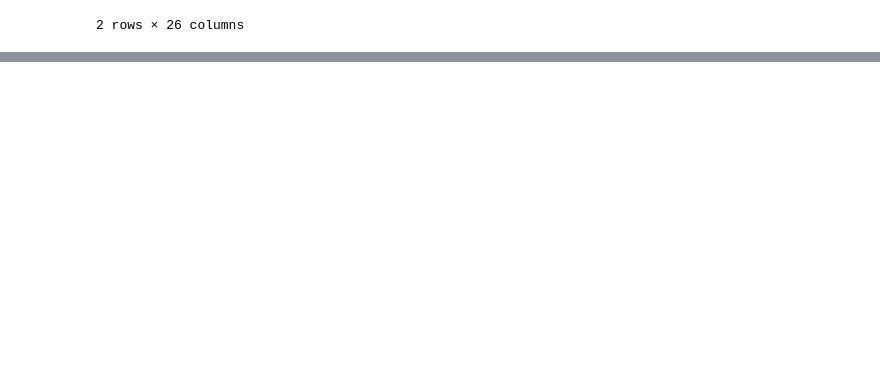
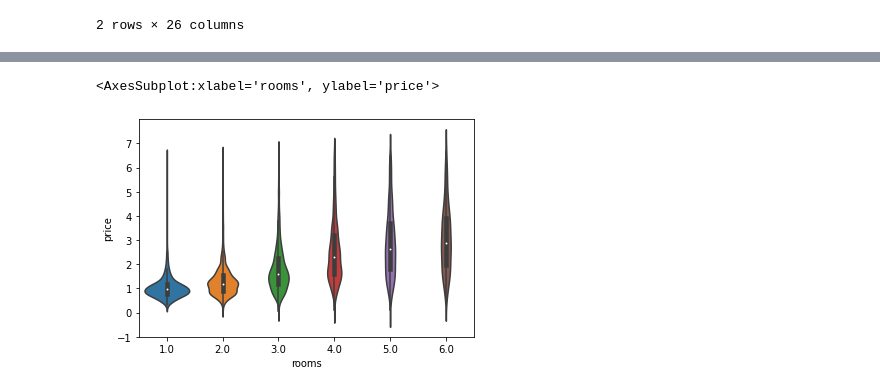
Before and after one commit to Properati-Analysis/TP2, a Jupyter notebook: NewTP1.ipynb, the cells around one changed output, grey strips where cells are left out. Cells and saved outputs as stored; diff of their text form; code cells hidden in the pictures; blank space fills up the shorter version.

```diff
--- a/NewTP1.ipynb
+++ b/NewTP1.ipynb
@@ -72,0 +103,2 @@ df.shape
+# %%
+surface_covered_in_m2_ol = df["surface_covered_in_m2"].quantile(0.8) + (1.5 * (df["surface_covered_in_m2"].quantile(0.75) - df["surface_covered_in_m2"].quantile(0.25)))
@@ -72,0 +109,4 @@ df.shape
+# %%
+df = df[df["surface_covered_in_m2"] < surface_covered_in_m2_ol]
+# %%
+df = df[df["price"] < price_ol]
@@ -72,0 +121,3 @@ df.shape
+# %%
+#Nos quedamos solo con la superficie que guarda relación con la física
+df = df[df.surface_covered_in_m2 < df.surface_total_in_m2]
@@ -72,0 +201,6 @@ df.shape
+# %%
+#Analizamos la distribución de los valores de las propiedades del dataset limpio, en relación a la cantidad de rooms
+sns.violinplot(df.rooms[df.rooms<7],df.price/100000)
+# %% [output]
+<AxesSubplot:xlabel='rooms', ylabel='price'>
+[figure, added]
```
Also changed, not shown: parts of 30 cells of this notebook.
